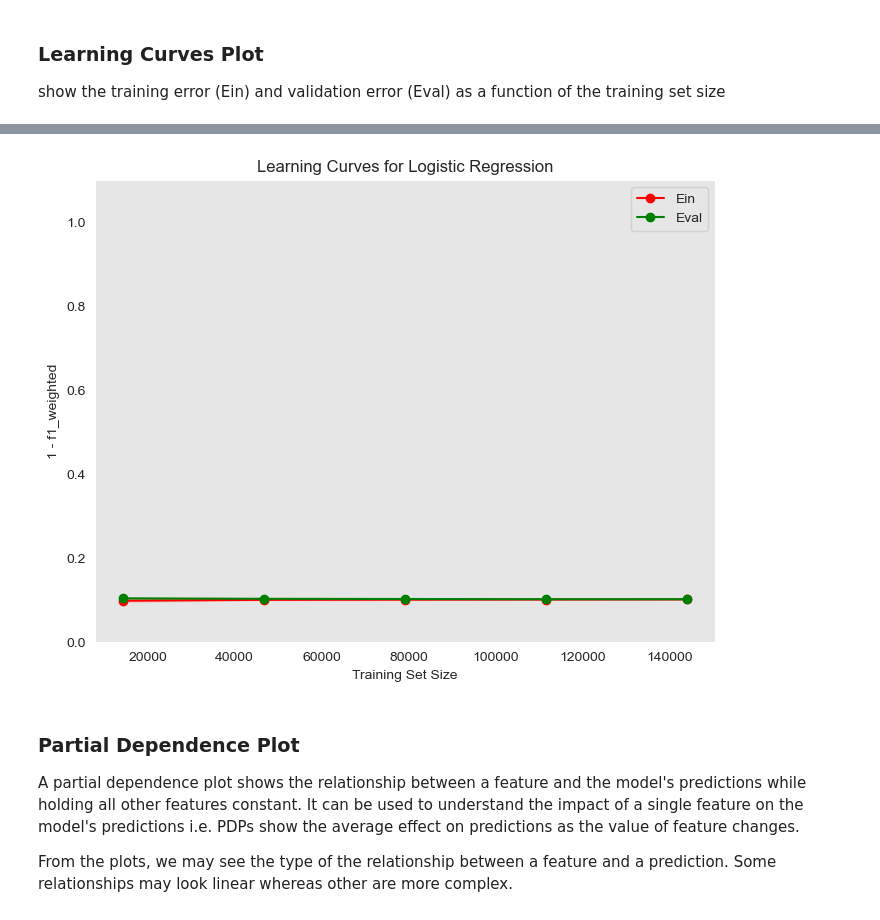
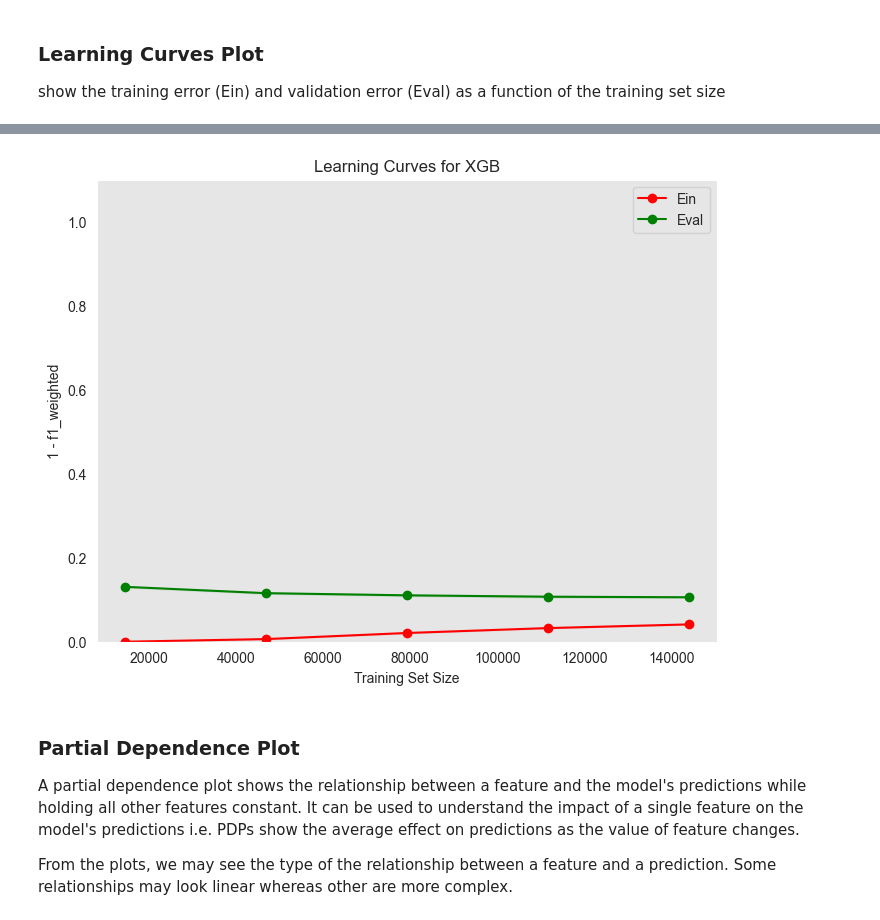
Before and after one commit to EngPeterAtef/transaction-prediction-ml-project, a Jupyter notebook: models/xgboost.ipynb, the cells around one changed output, grey strips where cells are left out. Saved outputs shown, nothing was run; the diff lists cells and outputs as text; code cells hidden in the pictures.

Commit message:
xgb learning curve

```diff
--- a/models/xgboost.ipynb
+++ b/models/xgboost.ipynb
@@ -68,0 +90,12 @@ f1_micro:  0.9145625000000001
+# %%
+xgb_model = xgb.XGBClassifier(device='cuda')
+# Train the model
+xgb_model.fit(X_train, y_train)
+
+# Make predictions on the training data
+y_train_pred = xgb_model.predict(X_train)
+
+# Compute training error
+training_error = np.mean(y_train != y_train_pred)
+print("Training error:", training_error)
+print("Training accuracy:", 1 - training_error)
@@ -159,10 +202,12 @@ len(X_train_temp.columns)
 # %%
-lr = LogisticRegression(C=100, max_iter=10000)
-lr.fit(X_train_temp, y_train)
-cv_results = cross_validate(lr, X_train_temp, y_train, cv=NUM_FOLDS, scoring=[
+
+cv_results = cross_validate(xgb_model, X_train_temp, y_train, cv=NUM_FOLDS, scoring=[
                             'f1_macro', 'accuracy', 'f1_micro', 'f1_weighted'])
 
 print('accuracy: ', cv_results['test_accuracy'].mean())
 print('f1_macro: ', cv_results['test_f1_macro'].mean())
 print('f1_micro: ', cv_results['test_f1_micro'].mean())
+print('accuracy: ', cv_results['test_accuracy'].mean())
+print('f1_macro: ', cv_results['test_f1_macro'].mean())
+print('f1_micro: ', cv_results['test_f1_micro'].mean())
 # %% [output]
@@ -199,6 +220,5 @@ plt.show()
 # %%
-plt = get_learning_curve_plot(estimator=LogisticRegression(
-    C=0.1, max_iter=10000, solver='saga'), X=X_train, y=y_train, cv=NUM_FOLDS, modelname='Logistic Regression')
+plt = get_learning_curve_plot(estimator=xgb.XGBClassifier(), X=X_train, y=y_train, cv=NUM_FOLDS, modelname='XGB')
 plt.show()
 # %% [output]
-[figure, old version]
+[figure, new version]
```
Also changed, not shown: parts of 13 cells of this notebook, 2 other files.
